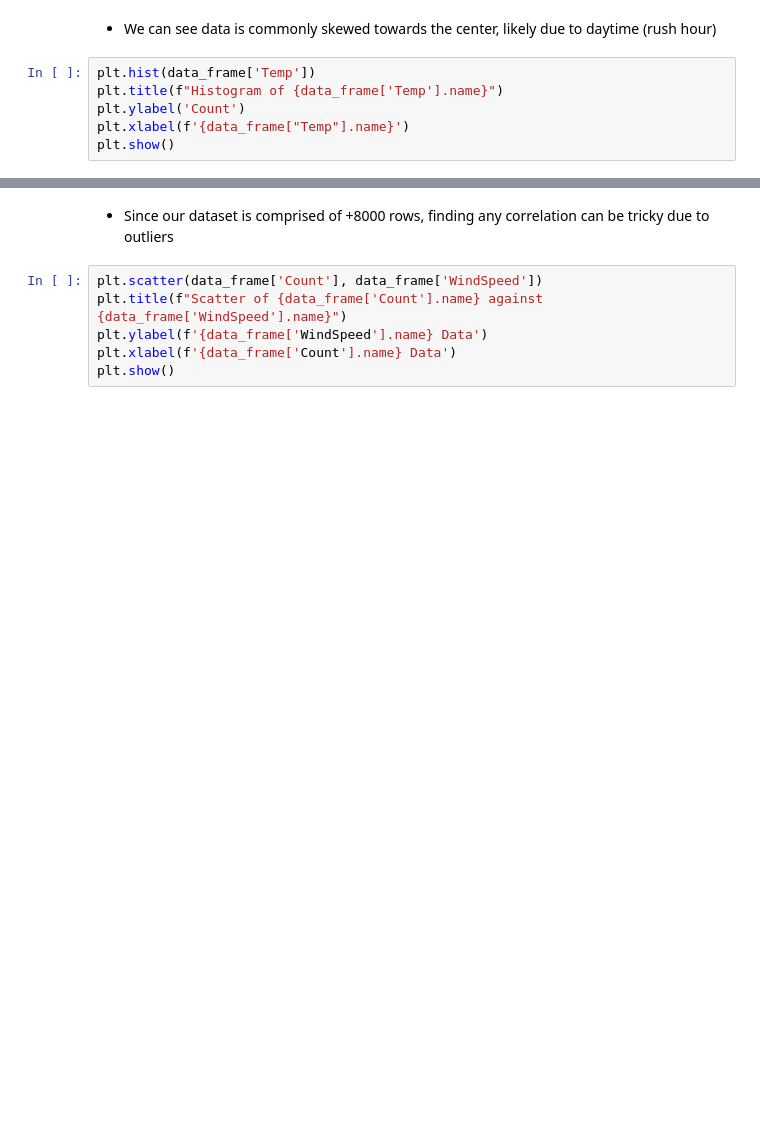
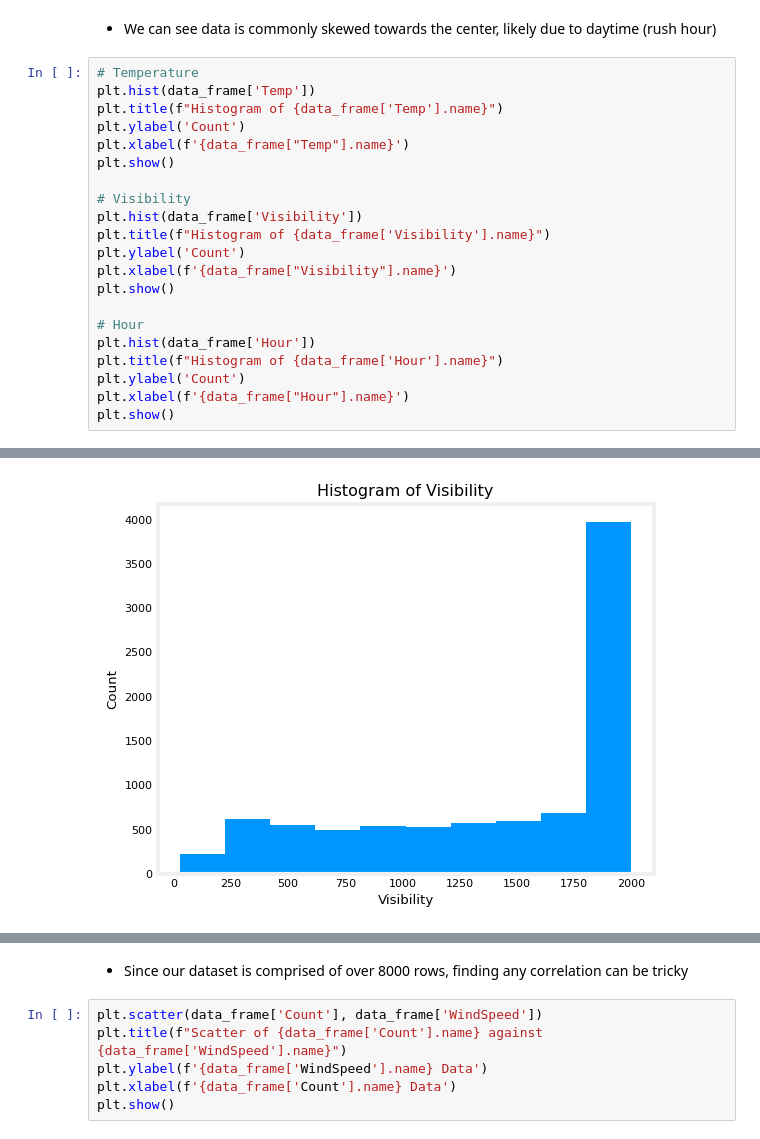
Before and after one commit to TempeHS/2025SE-Roman.L-Task2, a Jupyter notebook: 2.model_development/2.1.data_wrangling/2.1.1.data_preview.ipynb, the cells around one changed output, grey strips where cells are left out. Saved outputs shown, nothing was run; the diff lists cells and outputs as text; blank space fills up the shorter version.

```diff
--- a/2.model_development/2.1.data_wrangling/2.1.1.data_preview.ipynb
+++ b/2.model_development/2.1.data_wrangling/2.1.1.data_preview.ipynb
@@ -101,10 +101,26 @@ plt.show()
 # %% [markdown]
 * We can see data is commonly skewed towards the center, likely due to daytime (rush hour)
 # %%
+# Temperature
 plt.hist(data_frame['Temp'])
 plt.title(f"Histogram of {data_frame['Temp'].name}")
 plt.ylabel('Count')
 plt.xlabel(f'{data_frame["Temp"].name}')
 plt.show()
+
+# Visibility
+plt.hist(data_frame['Visibility'])
+plt.title(f"Histogram of {data_frame['Visibility'].name}")
+plt.ylabel('Count')
+plt.xlabel(f'{data_frame["Visibility"].name}')
+plt.show()
+
+# Hour
+plt.hist(data_frame['Hour'])
+plt.title(f"Histogram of {data_frame['Hour'].name}")
+plt.ylabel('Count')
+plt.xlabel(f'{data_frame["Hour"].name}')
+plt.show()
 # %% [output]
 [figure]
+[figure, added]
@@ -111,5 +128,5 @@ plt.show()
 # %% [markdown]
-* Since our dataset is comprised of +8000 rows, finding any correlation can be tricky due to outliers
+* Since our dataset is comprised of over 8000 rows, finding any correlation can be tricky
 # %%
 plt.scatter(data_frame['Count'], data_frame['WindSpeed'])
 plt.title(f"Scatter of {data_frame['Count'].name} against {data_frame['WindSpeed'].name}")
```
Also changed, not shown: parts of 1 cell of this notebook, 16 other files.
